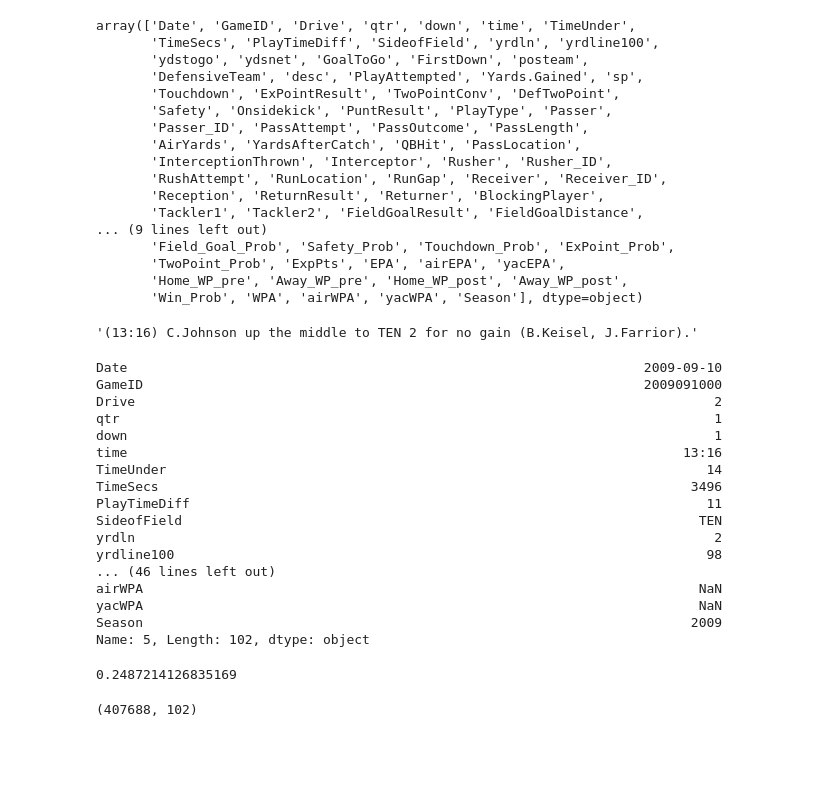
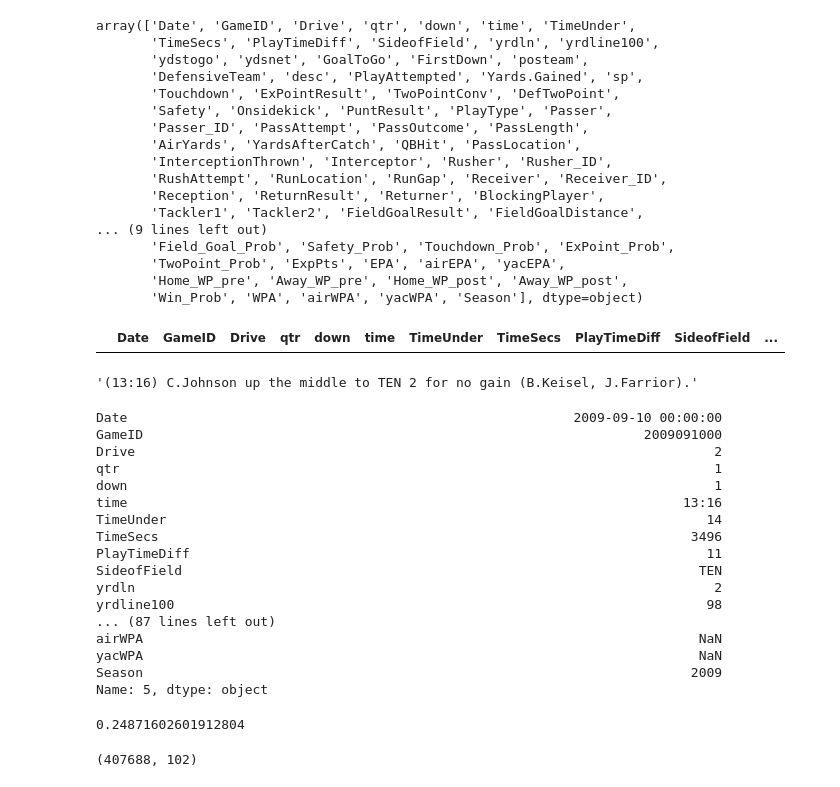
Before and after one commit to msohail07/FootballAnalysis, a Jupyter notebook: ncaaf_EDA_0.ipynb, the cells around one changed output. Saved outputs shown, nothing was run; the diff lists cells and outputs as text; code cells hidden in the pictures; blank space fills up the shorter version.

```diff
--- a/ncaaf_EDA_0.ipynb
+++ b/ncaaf_EDA_0.ipynb
@@ -63,6 +83,12 @@ array(['Date', 'GameID', 'Drive', 'qtr', 'down', 'time', 'TimeUnder',
        'TwoPoint_Prob', 'ExpPts', 'EPA', 'airEPA', 'yacEPA',
        'Home_WP_pre', 'Away_WP_pre', 'Home_WP_post', 'Away_WP_post',
        'Win_Prob', 'WPA', 'airWPA', 'yacWPA', 'Season'], dtype=object)
+# %%
+nflDF.TimeSecs.fillna(0.0, inplace=True)
+# %%
+nflDF[nflDF.time == 0]
+# %% [output]
+|  | Date | GameID | Drive | qtr | down | time | TimeUnder | TimeSecs | PlayTimeDiff | SideofField | ... |
 # %%
 nflDF['desc'][5]
 # %% [output]
@@ -70,7 +96,7 @@ nflDF['desc'][5]
 # %%
 nflDF.loc[5]
 # %% [output]
-Date                                                                  2009-09-10
+Date                                                         2009-09-10 00:00:00
 GameID                                                                2009091000
 Drive                                                                          2
 qtr                                                                            1
@@ -82,11 +108,11 @@ PlayTimeDiff                                                                  11
 SideofField                                                                  TEN
 yrdln                                                                          2
 yrdline100                                                                    98
-... (46 lines left out)
+... (87 lines left out)
 airWPA                                                                       NaN
 yacWPA                                                                       NaN
 Season                                                                      2009
-Name: 5, Length: 102, dtype: object
+Name: 5, dtype: object
 # %%
 import numpy as np
 # %%
@@ -96,7 +122,7 @@ missing = nflDF.isnull().sum().sum()
 # %%
 missing/totalSize
 # %% [output]
-0.2487214126835169
+0.24871602601912804
 # %%
 nflDF.shape
 # %% [output]
```
Also changed, not shown: parts of 7 cells of this notebook.
